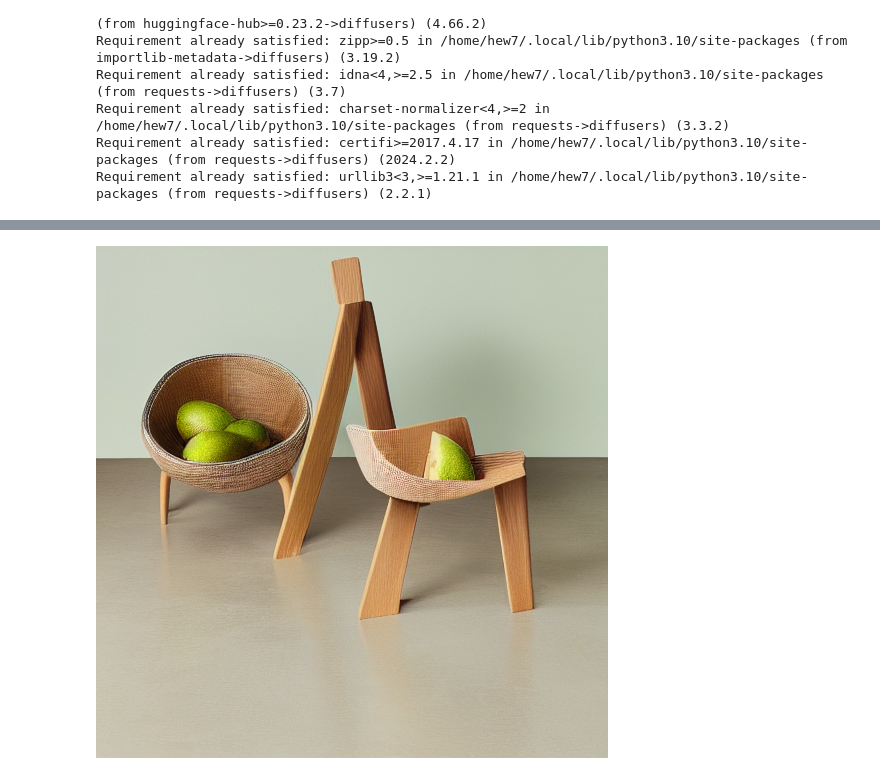
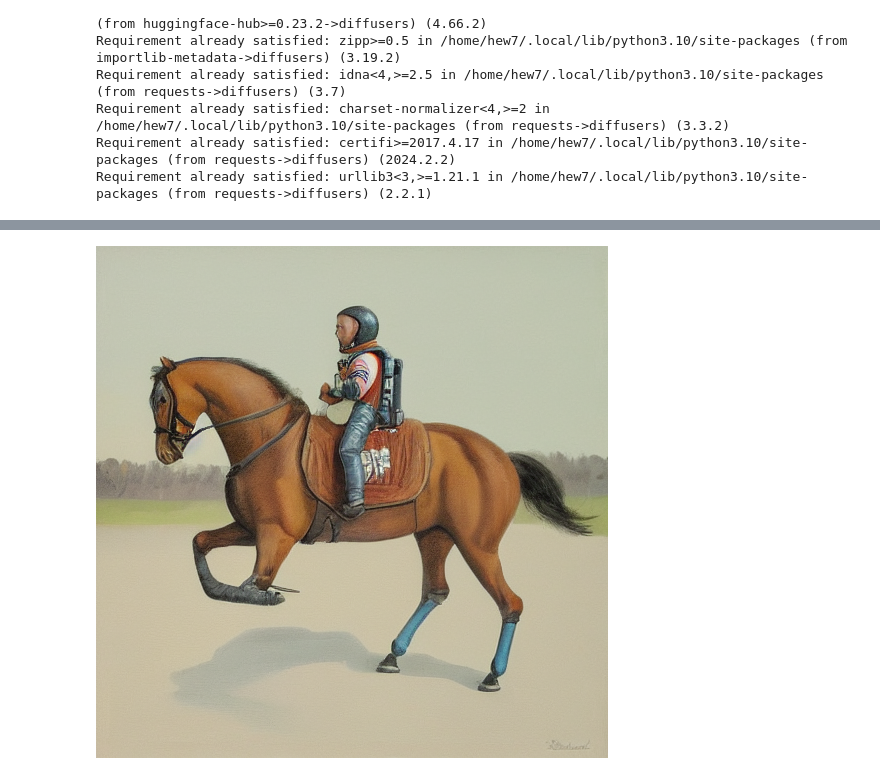
Before and after one commit to QUT-GenAI-Lab/genai-explained, a Jupyter notebook: notebooks/EXTRA_stable-diffusion-output-playground.ipynb, the cells around one changed output, grey strips where cells are left out. Drawn from its saved outputs; the diff is of its cells as text; code cells hidden in the pictures.

```diff
--- a/notebooks/EXTRA_stable-diffusion-output-playground.ipynb
+++ b/notebooks/EXTRA_stable-diffusion-output-playground.ipynb
@@ -178,20 +180,23 @@ def embedding_tfms(text_embeddings, text_input_weights: list[float] = None, text
 
 #function for image generation
 def StableDiffusion(text_input: list[str],
-                    uncond_input,
-                    height,
-                    width,
-                    num_inference_steps,
-                    guidance_scale,
-                    seed,
-                    image_inject: tuple = None,
+                    height: int,
+                    width: int,
+                    num_inference_steps: int,
+                    guidance_scale: float,
+                    seed: int,
+                    uncond_input: list[str] = None,
+                    image_inject: tuple[str, int] = None,
                     text_input_weights: list = None,
                     text_input_tfm: Callable = None,
                     uncond_input_weights: list = None,
                     uncond_input_tfm: Callable = None):
 
-    text_embeddings=text_embedder(text_input)
-    uncond_embeddings=text_embedder(uncond_input)
+    text_embeddings = text_embedder(text_input)
+    if uncond_input is not None:
+        uncond_embeddings = text_embedder(uncond_input)
+    else:
+        uncond_embeddings = text_embedder([''])
 
     # TEXT INPUT TRANSFORMS
     text_embeddings = embedding_tfms(text_embeddings, text_input_weights, text_input_tfm)
@@ -319,28 +343,28 @@ def gen_rand_sentence(seed: int = None):
 # %%
 output=StableDiffusion(
     #text inputs
-    text_input=['avocado chair'],
+    text_input=['astronaut on a horse'],
     text_input_weights = None,
     text_input_tfm = None,
     #unconditioned inputs
     uncond_input=[''],
     uncond_input_weights = None,
     uncond_input_tfm = None,
     #output image dimensions
     height=512,
     width=512,
     #number of inference steps
     num_inference_steps=50,
     #guidance scale
     guidance_scale=7.5,
     #seed
     seed=9001,
     image_inject=('https://i.pinimg.com/736x/05/d8/d7/05d8d76ecda112f15493b181374d331e.jpg', 15)
 )
 
 output[1][-1]
 # %% [output]
-[figure, old version]
+[figure, new version]
 # %%
 #if you like it - save the outputs here. NOTE: YOUR OUTPUTS WILL OVERWRITE IF YOU HAVEN'T CHANGED THE TEXT_INPUT AND/OR SEED VARIABLES.
 save_outputs(output, output_dir)
```
Also changed, not shown: parts of 3 cells of this notebook.
